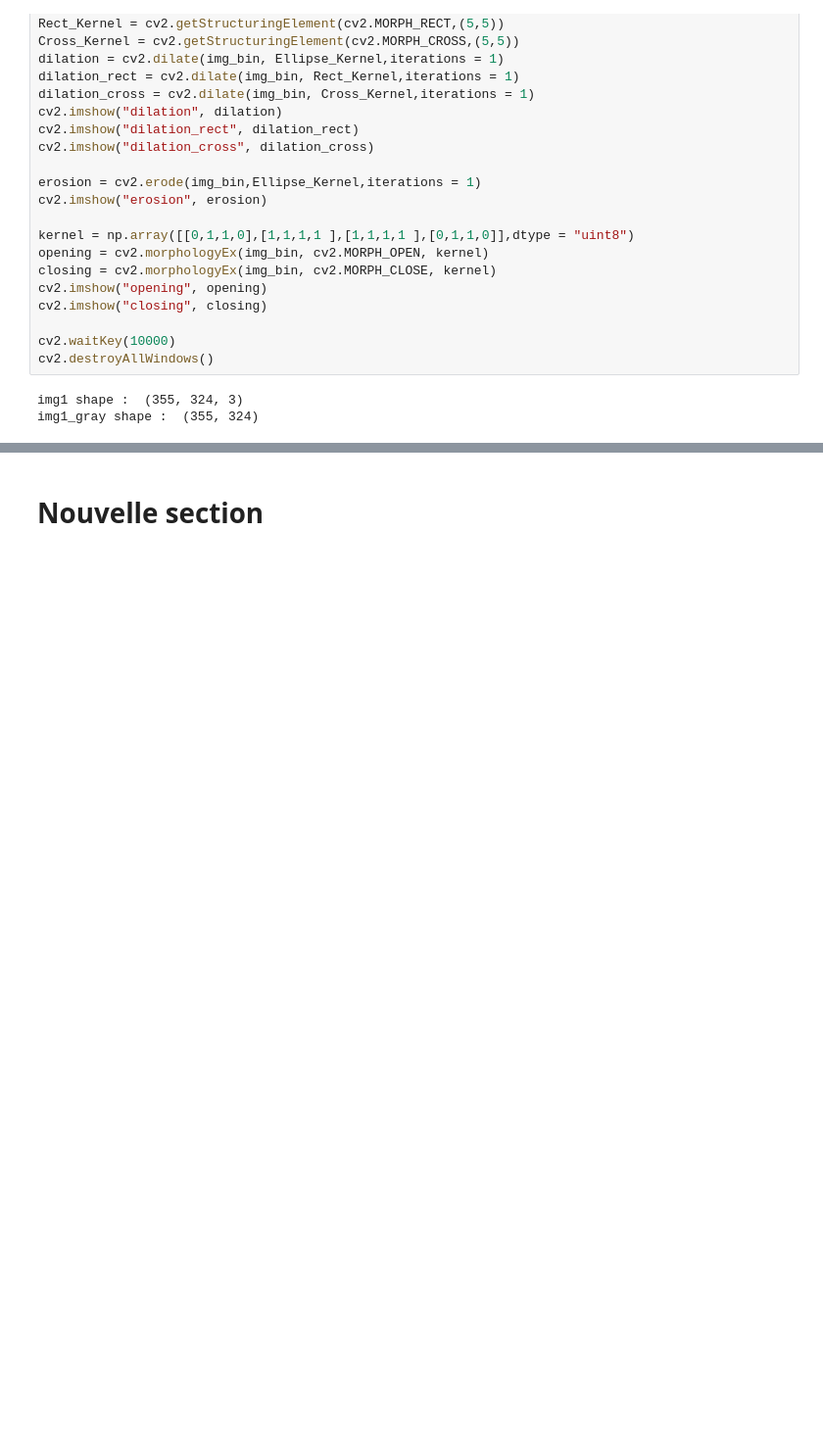
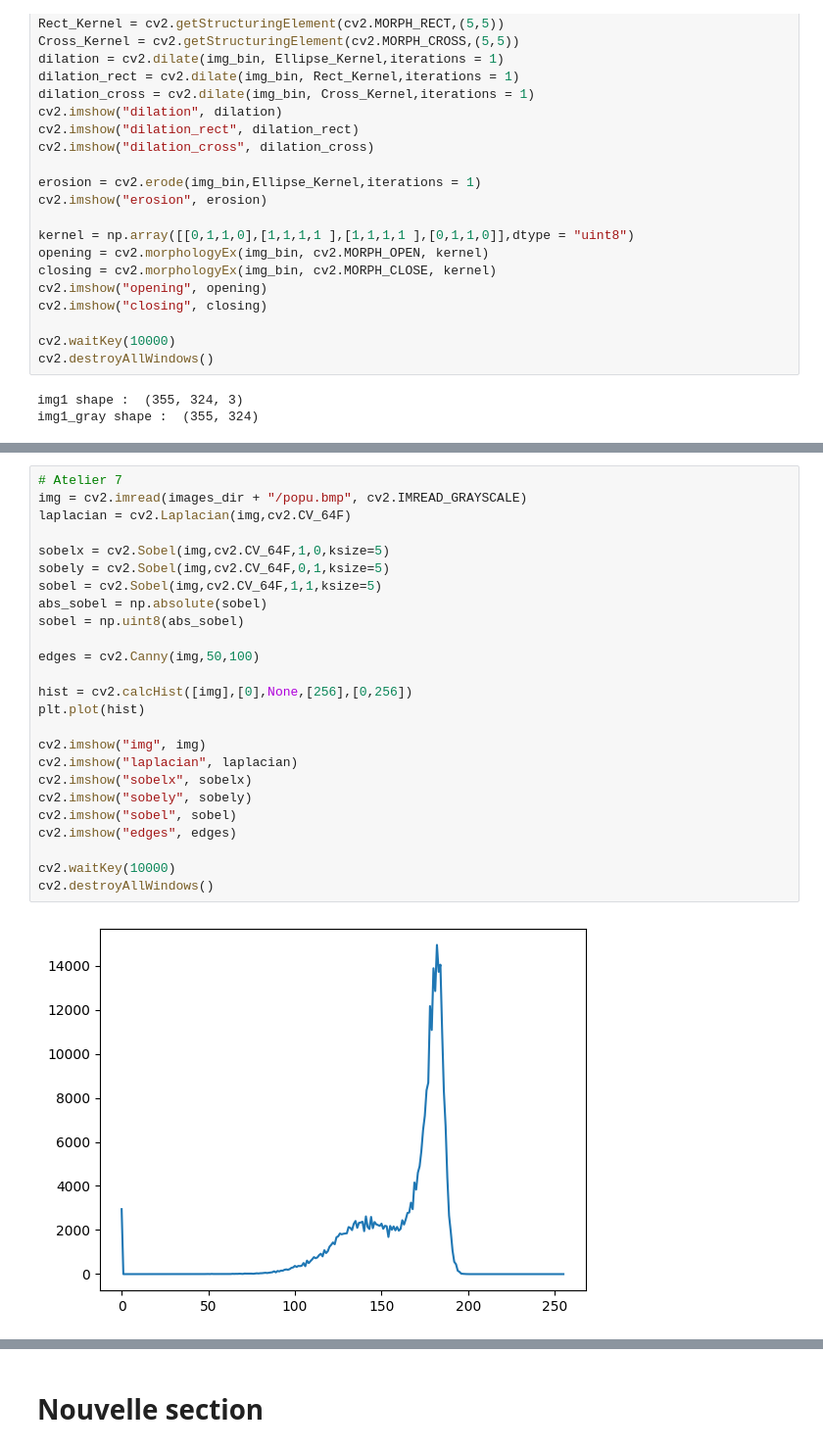
Before and after one commit to vicic8484/TP-V2IA, a Jupyter notebook: V2IA_AutoFormation.ipynb, the cells around one changed output, grey strips where cells are left out. Shown at 98% size. Cells and saved outputs as stored; diff of their text form; blank space fills up the shorter version.

Commit message:
Atelier 6-8

```diff
--- a/V2IA_AutoFormation.ipynb
+++ b/V2IA_AutoFormation.ipynb
@@ -141,0 +150,27 @@ plt.plot(hist)
+# %%
+# Atelier 7
+img = cv2.imread(images_dir + "/popu.bmp", cv2.IMREAD_GRAYSCALE)
+laplacian = cv2.Laplacian(img,cv2.CV_64F)
+
+sobelx = cv2.Sobel(img,cv2.CV_64F,1,0,ksize=5)
+sobely = cv2.Sobel(img,cv2.CV_64F,0,1,ksize=5)
+sobel = cv2.Sobel(img,cv2.CV_64F,1,1,ksize=5)
+abs_sobel = np.absolute(sobel)
+sobel = np.uint8(abs_sobel)
+
+edges = cv2.Canny(img,50,100)
+
+hist = cv2.calcHist([img],[0],None,[256],[0,256])
+plt.plot(hist)
+
+cv2.imshow("img", img)
+cv2.imshow("laplacian", laplacian)
+cv2.imshow("sobelx", sobelx)
+cv2.imshow("sobely", sobely)
+cv2.imshow("sobel", sobel)
+cv2.imshow("edges", edges)
+
+cv2.waitKey(10000)
+cv2.destroyAllWindows()
+# %% [output]
+[figure, added]
```
Also changed, not shown: parts of 5 cells of this notebook.
